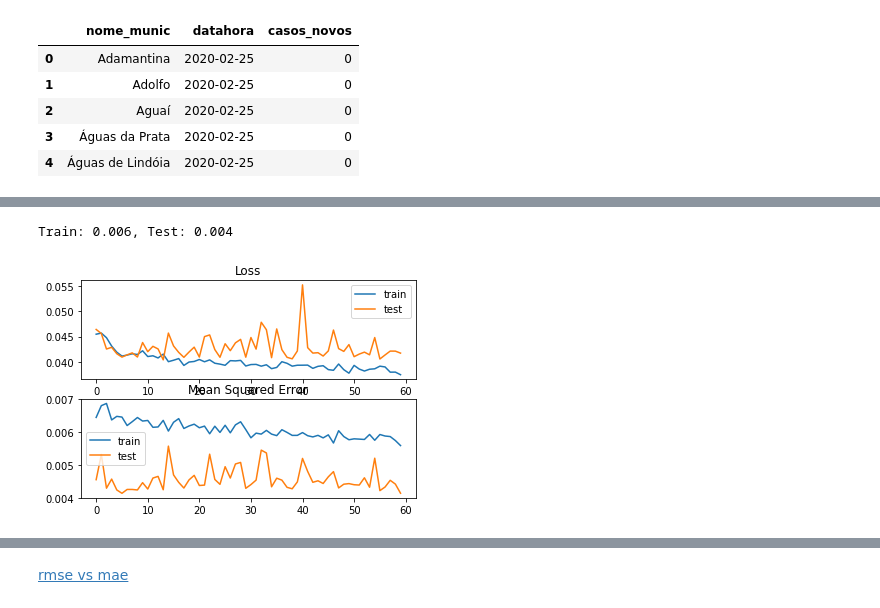
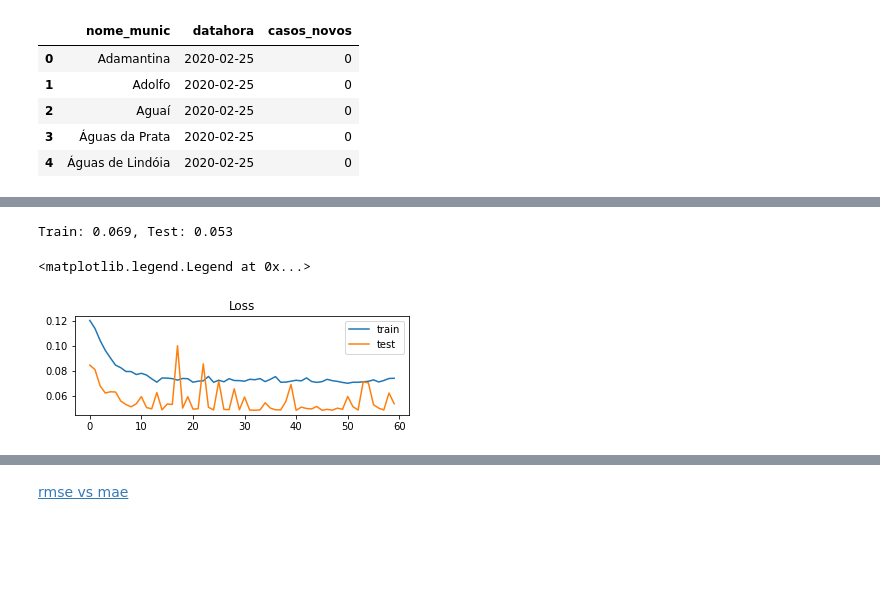
Before and after one commit to marcosatsf/coneg-panel-api, a Jupyter notebook: train_lstm/visualize_data.ipynb, the cells around one changed output, grey strips where cells are left out. Drawn from its saved outputs; the diff is of its cells as text; code cells hidden in the pictures; blank space fills up the shorter version.

Commit message:
Update README and training metrics

```diff
--- a/train_lstm/visualize_data.ipynb
+++ b/train_lstm/visualize_data.ipynb
@@ -53,7 +64,7 @@ import pandas as pd
 url_repo = 'https://raw.githubusercontent.com/seade-R/dados-covid-sp/master/data/dados_covid_sp.csv'
 #url_repo = 'dados_covid_sp.csv'
 df_loaded = pd.read_csv(url_repo, delimiter=';', usecols=['nome_munic','casos_novos','datahora'])
-data = {'city':'Indaiatuba'}
+data = {'city':'São Paulo'}
 df_filtered = df_loaded[df_loaded.nome_munic==data['city']]
 
 def create_dataset(dataset, look_back=1):
@@ -93,7 +104,8 @@ model.add(Dropout(0.055))
 model.add(Dense(256))
 #model.add(Dense(1, activation='tanh'))
 model.add(Dense(1, activation='tanh'))
-model.compile(loss='mean_absolute_error', optimizer='adam', metrics=['mse'])
+opt=SGD(learning_rate=0.001, momentum=0.9)
+model.compile(loss='mean_absolute_error', optimizer=opt, metrics=['mae'])
 
 history = model.fit(trainX, trainY, validation_data=(testX, testY), epochs=60, batch_size=2, verbose=1)
 # %% [output]
@@ -122,20 +134,14 @@ _, train_mse = model.evaluate(trainX, trainY, verbose=0)
 _, test_mse = model.evaluate(testX, testY, verbose=0)
 print('Train: %.3f, Test: %.3f' % (train_mse, test_mse))
 # %% [output]
-Train: 0.006, Test: 0.004
+Train: 0.069, Test: 0.053
 # %%
 # plot loss during training
 plt.subplot(211)
 plt.title('Loss')
 plt.plot(history.history['loss'], label='train')
 plt.plot(history.history['val_loss'], label='test')
 plt.legend()
-# plot mse during training
-plt.subplot(212)
-plt.title('Mean Squared Error')
-plt.plot(history.history['mse'], label='train')
-plt.plot(history.history['val_mse'], label='test')
-plt.legend()
-plt.show()
 # %% [output]
+<matplotlib.legend.Legend at 0x...>
-[figure, old version]
+[figure, new version]
```
Also changed, not shown: parts of 34 cells of this notebook, 2 other files.
